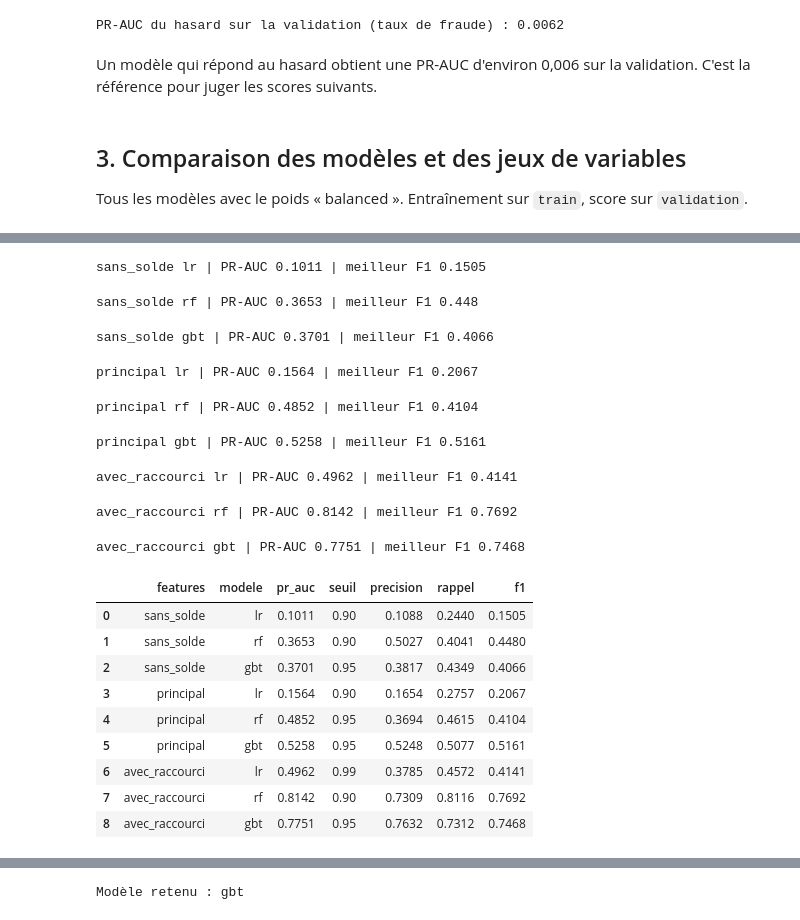
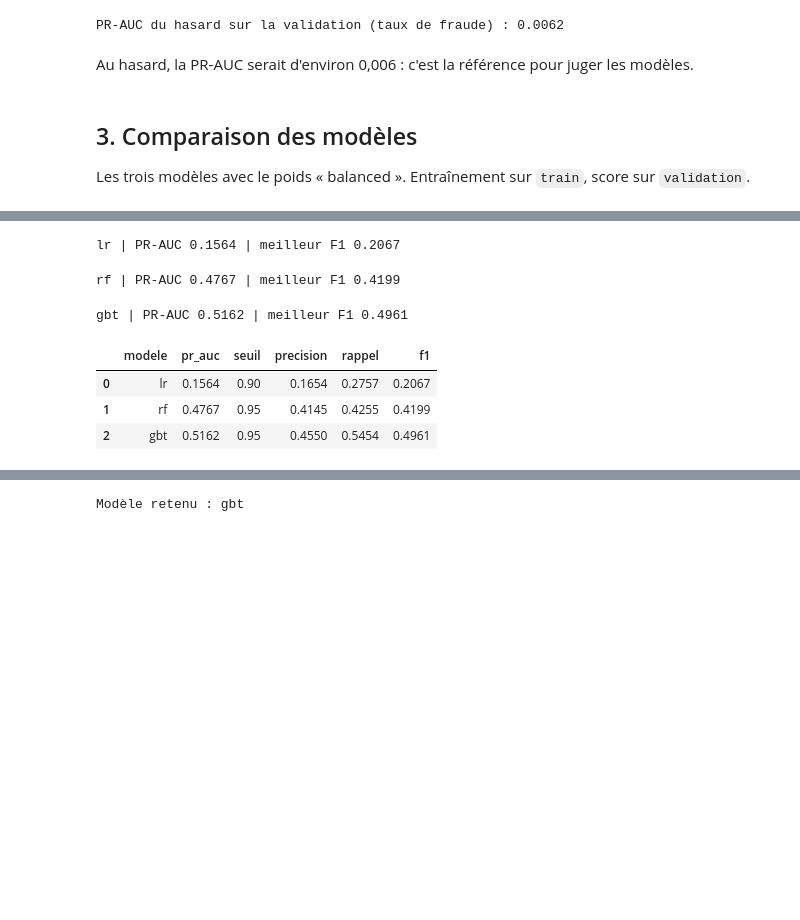
Before and after one commit to zakarya-22/fraud-detection-big-data, a Jupyter notebook: apps/03_entrainement.ipynb, the cells around one changed output, grey strips where cells are left out. Cells and saved outputs as stored; diff of their text form; code cells hidden in the pictures; blank space fills up the shorter version.

```diff
--- a/apps/03_entrainement.ipynb
+++ b/apps/03_entrainement.ipynb
@@ -58,8 +58,8 @@ from pyspark.ml.functions import vector_to_array
 import pandas as pd
 import matplotlib.pyplot as plt
 
-train = spark.read.parquet("/opt/spark-data/ml/train.parquet")
-validation = spark.read.parquet("/opt/spark-data/ml/validation.parquet")
+train = spark.read.parquet("/workspace/data/ml/train.parquet")
+validation = spark.read.parquet("/workspace/data/ml/validation.parquet")
 # %% [markdown]
 ## 1. Poids de classe
 
@@ -108,6 +107,6 @@ Trois jeux de variables :
 # %%
-imputation = Imputer(inputCols=["amount", "oldbalanceDest", "oldbalanceOrg"],
-                     outputCols=["amount", "oldbalanceDest", "oldbalanceOrg"],
+imputation = Imputer(inputCols=["amount", "oldbalanceDest"],
+                     outputCols=["amount", "oldbalanceDest"],
                      strategy="median")
 
 creation_features = SQLTransformer(statement="""
@@ -117,20 +116,16 @@ creation_features = SQLTransformer(statement="""
     FROM __THIS__
 """)
 
-jeux = {
-    "sans_solde": ["logAmount", "heure", "typeVec"],
-    "principal": ["logAmount", "heure", "typeVec", "oldbalanceDest"],
-    "avec_raccourci": ["logAmount", "heure", "typeVec", "oldbalanceDest", "oldbalanceOrg"],
-}
+FEATURES = ["logAmount", "heure", "typeVec", "oldbalanceDest"]
 
 
-def creer_pipeline(modele, colonnes_features):
+def creer_pipeline(modele):
     return Pipeline(stages=[
         imputation,
         creation_features,
         StringIndexer(inputCol="type", outputCol="typeIndex"),
         OneHotEncoder(inputCol="typeIndex", outputCol="typeVec"),
-        VectorAssembler(inputCols=colonnes_features, outputCol="features_raw"),
+        VectorAssembler(inputCols=FEATURES, outputCol="features_raw"),
         StandardScaler(inputCol="features_raw", outputCol="features"),
         modele,
     ])
@@ -184,24 +179,22 @@ print("PR-AUC du hasard sur la validation (taux de fraude) :", round(hasard, 4))
 # %% [output]
 PR-AUC du hasard sur la validation (taux de fraude) : 0.0062
 # %% [markdown]
-Un modèle qui répond au hasard obtient une PR-AUC d'environ 0,006 sur la validation. C'est la référence pour juger les scores suivants.
+Au hasard, la PR-AUC serait d'environ 0,006 : c'est la référence pour juger les modèles.
 # %% [markdown]
-## 3. Comparaison des modèles et des jeux de variables
+## 3. Comparaison des modèles
 
-Tous les modèles avec le poids « balanced ». Entraînement sur `train`, score sur `validation`.
+Les trois modèles avec le poids « balanced ». Entraînement sur `train`, score sur `validation`.
 # %%
 resultats = []
 train_pondere = avec_poids(train, rapport)
 
-for nom_jeu, colonnes in jeux.items():
-    for nom_modele in ["lr", "rf", "gbt"]:
-        ajuste = creer_pipeline(creer_modele(nom_modele), colonnes).fit(train_pondere)
-        scores, _ = evaluer(ajuste.transform(validation))
-        scores["modele"] = nom_modele
-        scores["features"] = nom_jeu
-        resultats.append(scores)
-        print(nom_jeu, nom_modele, "| PR-AUC", round(scores["pr_auc"], 4), "| meilleur F1", round(scores["f1"], 4))
+for nom_modele in ["lr", "rf", "gbt"]:
+    ajuste = creer_pipeline(creer_modele(nom_modele)).fit(train_pondere)
+    scores, _ = evaluer(ajuste.transform(validation))
+    scores["modele"] = nom_modele
+    resultats.append(scores)
+    print(nom_modele, "| PR-AUC", round(scores["pr_auc"], 4), "| meilleur F1", round(scores["f1"], 4))
 
-resultats = pd.DataFrame(resultats)[["features", "modele", "pr_auc", "seuil", "precision", "rappel", "f1"]]
+resultats = pd.DataFrame(resultats)[["modele", "pr_auc", "seuil", "precision", "rappel", "f1"]]
 resultats.round(4)
 # %% [output]
@@ -209,21 +202,9 @@ resultats.round(4)
 netlib-blas: JNI_OnLoad: dlopen(libblas.so.3) failed: libblas.so.3: cannot open shared object file: No such file or directory
-sans_solde lr | PR-AUC 0.1011 | meilleur F1 0.1505
+lr | PR-AUC 0.1564 | meilleur F1 0.2067
-sans_solde rf | PR-AUC 0.3653 | meilleur F1 0.448
+rf | PR-AUC 0.4767 | meilleur F1 0.4199
-sans_solde gbt | PR-AUC 0.3701 | meilleur F1 0.4066
+gbt | PR-AUC 0.5162 | meilleur F1 0.4961
-principal lr | PR-AUC 0.1564 | meilleur F1 0.2067
-principal rf | PR-AUC 0.4852 | meilleur F1 0.4104
-principal gbt | PR-AUC 0.5258 | meilleur F1 0.5161
-avec_raccourci lr | PR-AUC 0.4962 | meilleur F1 0.4141
-avec_raccourci rf | PR-AUC 0.8142 | meilleur F1 0.7692
-avec_raccourci gbt | PR-AUC 0.7751 | meilleur F1 0.7468
-|  | features | modele | pr_auc | seuil | precision | rappel | f1 |
-| 0 | sans_solde | lr | 0.1011 | 0.90 | 0.1088 | 0.2440 | 0.1505 |
-| 1 | sans_solde | rf | 0.3653 | 0.90 | 0.5027 | 0.4041 | 0.4480 |
-| 2 | sans_solde | gbt | 0.3701 | 0.95 | 0.3817 | 0.4349 | 0.4066 |
-| 3 | principal | lr | 0.1564 | 0.90 | 0.1654 | 0.2757 | 0.2067 |
-| 4 | principal | rf | 0.4852 | 0.95 | 0.3694 | 0.4615 | 0.4104 |
-| 5 | principal | gbt | 0.5258 | 0.95 | 0.5248 | 0.5077 | 0.5161 |
-| 6 | avec_raccourci | lr | 0.4962 | 0.99 | 0.3785 | 0.4572 | 0.4141 |
-| 7 | avec_raccourci | rf | 0.8142 | 0.90 | 0.7309 | 0.8116 | 0.7692 |
-| 8 | avec_raccourci | gbt | 0.7751 | 0.95 | 0.7632 | 0.7312 | 0.7468 |
+|  | modele | pr_auc | seuil | precision | rappel | f1 |
+| 0 | lr | 0.1564 | 0.90 | 0.1654 | 0.2757 | 0.2067 |
+| 1 | rf | 0.4767 | 0.95 | 0.4145 | 0.4255 | 0.4199 |
+| 2 | gbt | 0.5162 | 0.95 | 0.4550 | 0.5454 | 0.4961 |
 # %% [markdown]
```
Also changed, not shown: parts of 18 cells of this notebook, 4 other files.
